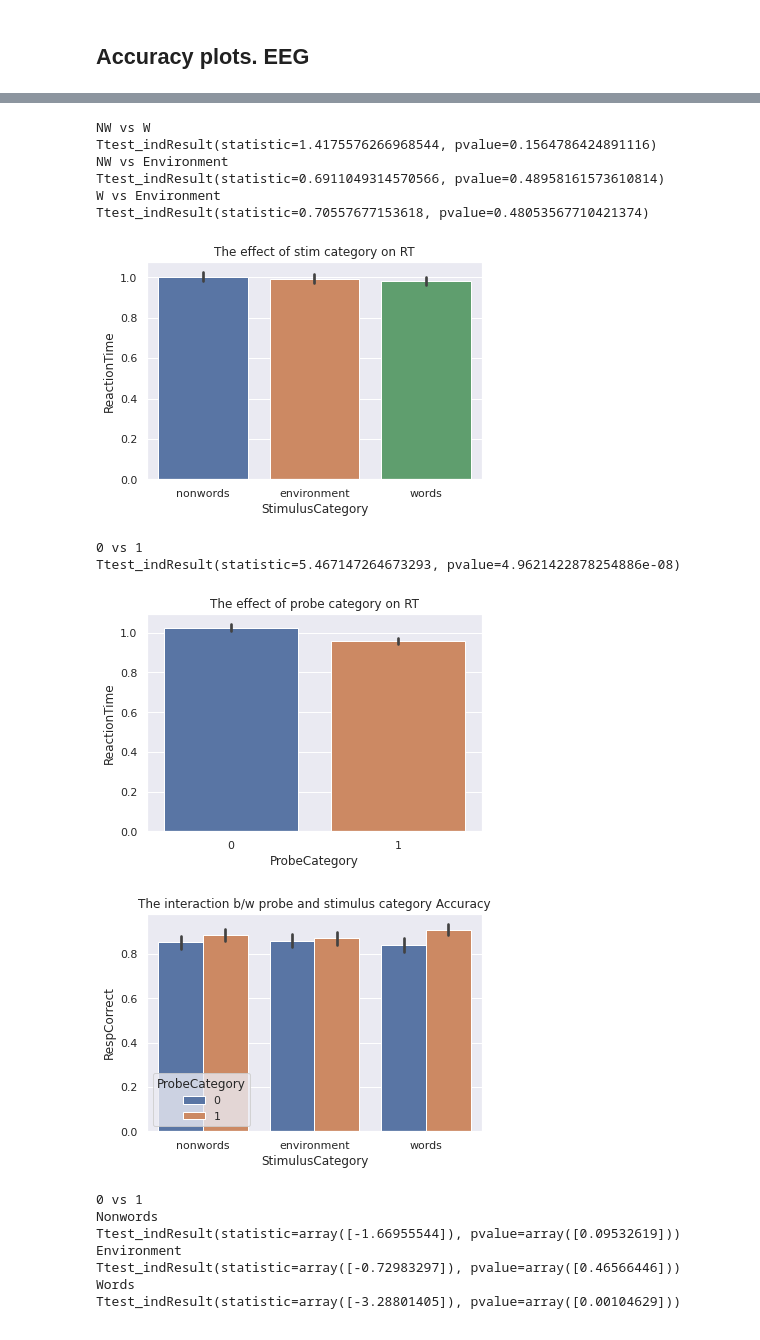
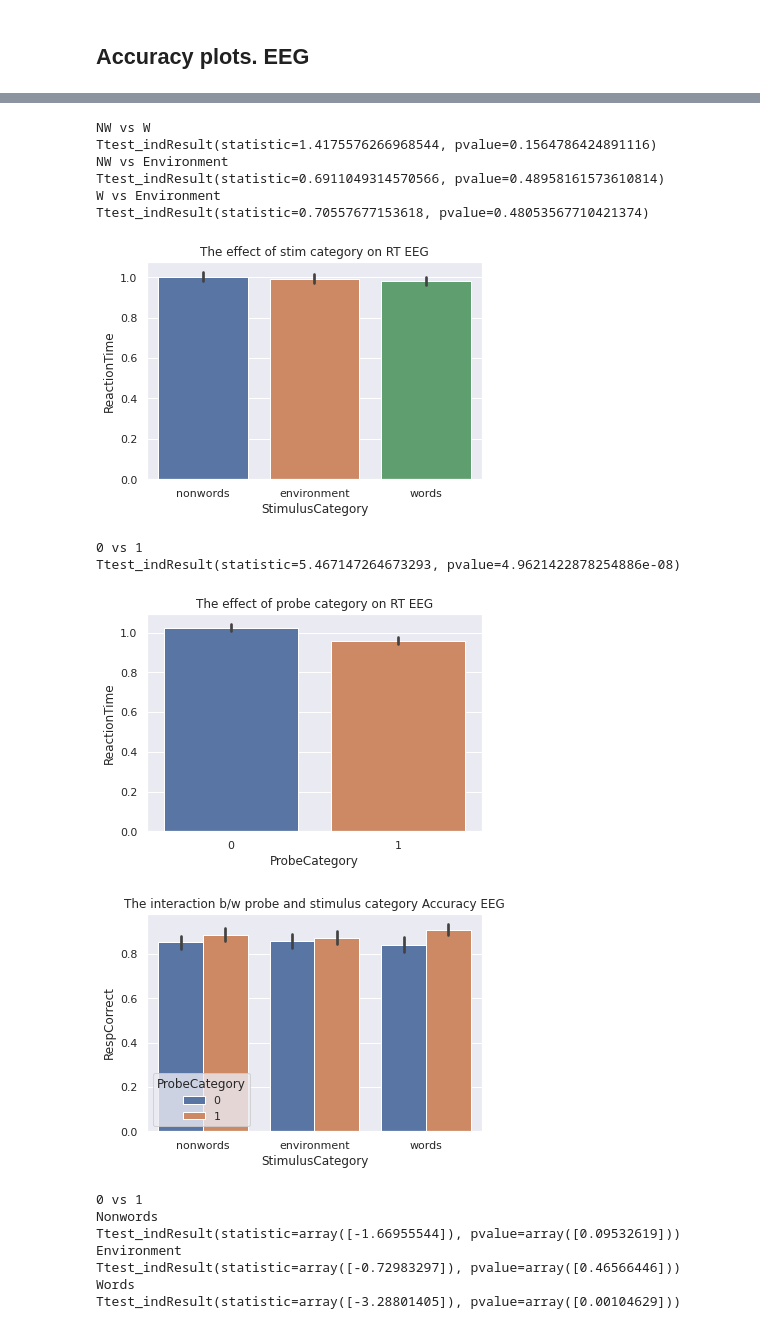
Before and after one commit to cristinarainich/Sternberg_analysis, a Jupyter notebook: Preprocessing_of_datasets_Environmental.ipynb, the cells around one changed output, grey strips where cells are left out. Saved outputs shown, nothing was run; the diff lists cells and outputs as text; code cells hidden in the pictures.

```diff
--- a/Preprocessing_of_datasets_Environmental.ipynb
+++ b/Preprocessing_of_datasets_Environmental.ipynb
@@ -285,3 +354,24 @@ ieeg_[(ieeg_['Resp'] != 'None') & (ieeg_['ReactionTime'] > 2.5)]
 | 399 | 5 | 2.972747 | 37.0 | Yes | 1 | 4 | 1 | ... |
 | 432 | 7 | 2.595327 | 37.0 | Yes | 0 | 16 | 0 | ... |
 | 578 | 6 | 3.853890 | 39.0 | No | 0 | 7 | 1 | ... |
+# %%
+ieeg_no_outliers = ieeg_.drop([293, 317, 320, 383, 384, 399, 432, 578])
+# %%
+values = []
+for i in ieeg_no_outliers[ieeg_no_outliers['Resp'] != 'None'].Subject.unique():
+  subset = ieeg_no_outliers[ieeg_no_outliers['Resp'] != 'None']
+  subset = subset[subset['Subject'] == i]
+  q75 = np.percentile(subset['ReactionTime'], 75)
+  q25 = np.percentile(subset['ReactionTime'], 25)
+  inter_qr = q75 - q25
+  upper = q75 + (inter_qr*3)
+  lower = q25 - (inter_qr*3)
+  index = 0
+  for val in subset.ReactionTime.values:
+    if val < lower:
+      values.append((i, val))
+      index += 1
+    elif val > upper:
+      values.append((i, val))
+      index += 1
+  print(i, index)
@@ -469,7 +639,7 @@ Ttest_indResult(statistic=-3.255935675875266, pvalue=0.0011430205875872846)
 # %%
 eeg_no_nones = eeg_[eeg_['Resp'] != 'None']
 sns.barplot(x='StimulusCategory', y='ReactionTime', data = eeg_no_nones)
-pl.title('The effect of stim category on RT');
+pl.title('The effect of stim category on RT EEG');
 print('NW vs W')
 x, y = eeg_no_nones[eeg_no_nones['StimulusCategory'] == 'nonwords']['ReactionTime'], eeg_no_nones[eeg_no_nones['StimulusCategory'] == 'words']['ReactionTime']
 print(ttest(x,y))
@@ -486,22 +656,22 @@ NW vs Environment
 Ttest_indResult(statistic=0.6911049314570566, pvalue=0.48958161573610814)
 W vs Environment
 Ttest_indResult(statistic=0.70557677153618, pvalue=0.48053567710421374)
-[figure, old version]
+[figure, new version]
 # %%
 sns.barplot(x='ProbeCategory', y='ReactionTime', data = eeg_no_nones)
-pl.title('The effect of probe category on RT');
+pl.title('The effect of probe category on RT EEG');
 print('0 vs 1')
 x, y = eeg_no_nones[eeg_no_nones['ProbeCategory'] == 0]['ReactionTime'], eeg_no_nones[eeg_no_nones['ProbeCategory'] == 1]['ReactionTime']
 print(ttest(x,y))
 # %% [output]
 0 vs 1
 Ttest_indResult(statistic=5.467147264673293, pvalue=4.9621422878254886e-08)
-[figure, old version]
+[figure, new version]
 # %%
 sns.barplot(x='StimulusCategory', y='RespCorrect', hue='ProbeCategory', data = eeg_)
-pl.title('The interaction b/w probe and stimulus category Accuracy');
+pl.title('The interaction b/w probe and stimulus category Accuracy EEG');
 # %% [output]
-[figure, old version]
+[figure, new version]
 # %%
 print('0 vs 1')
 print('Nonwords')
```
Also changed, not shown: parts of 42 cells of this notebook.
